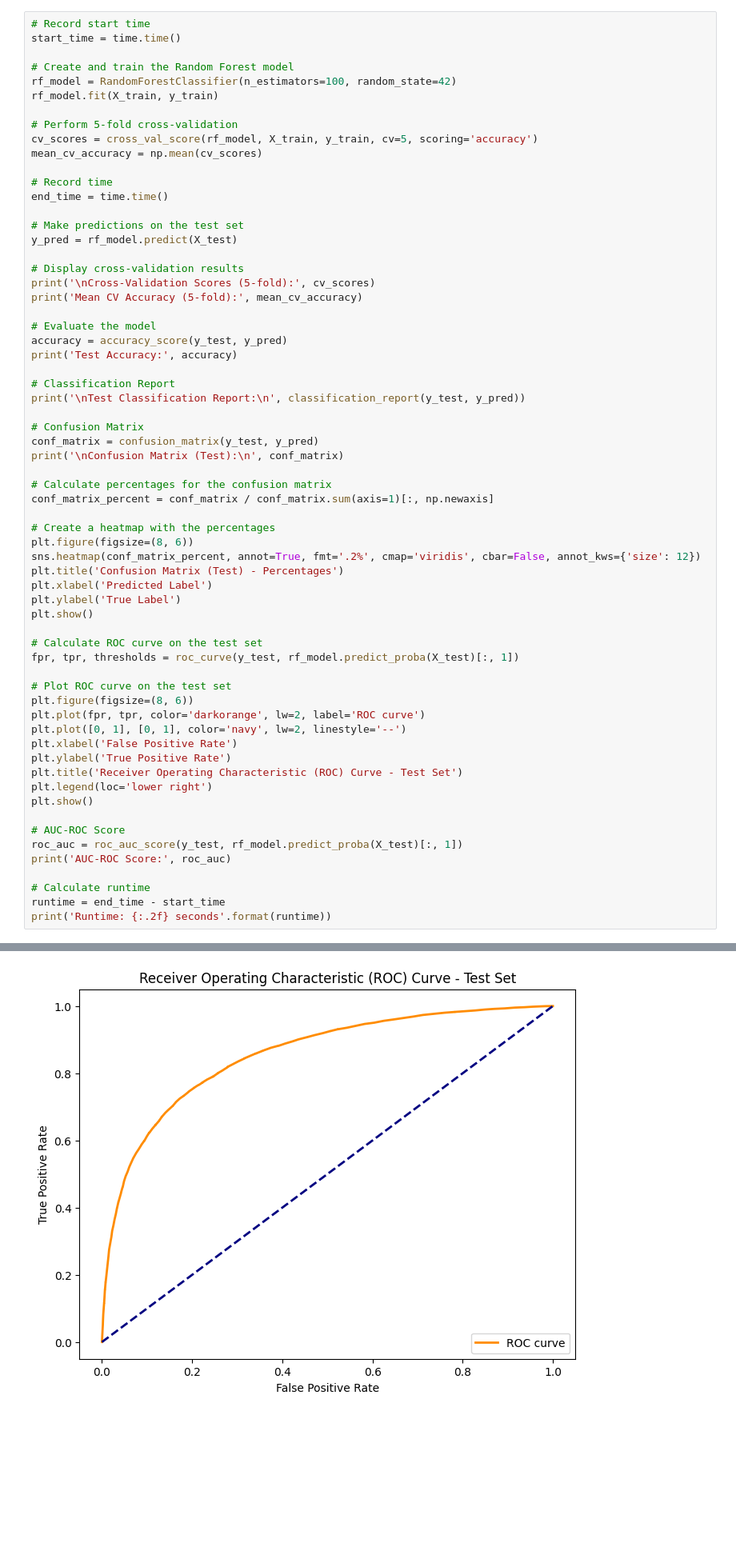
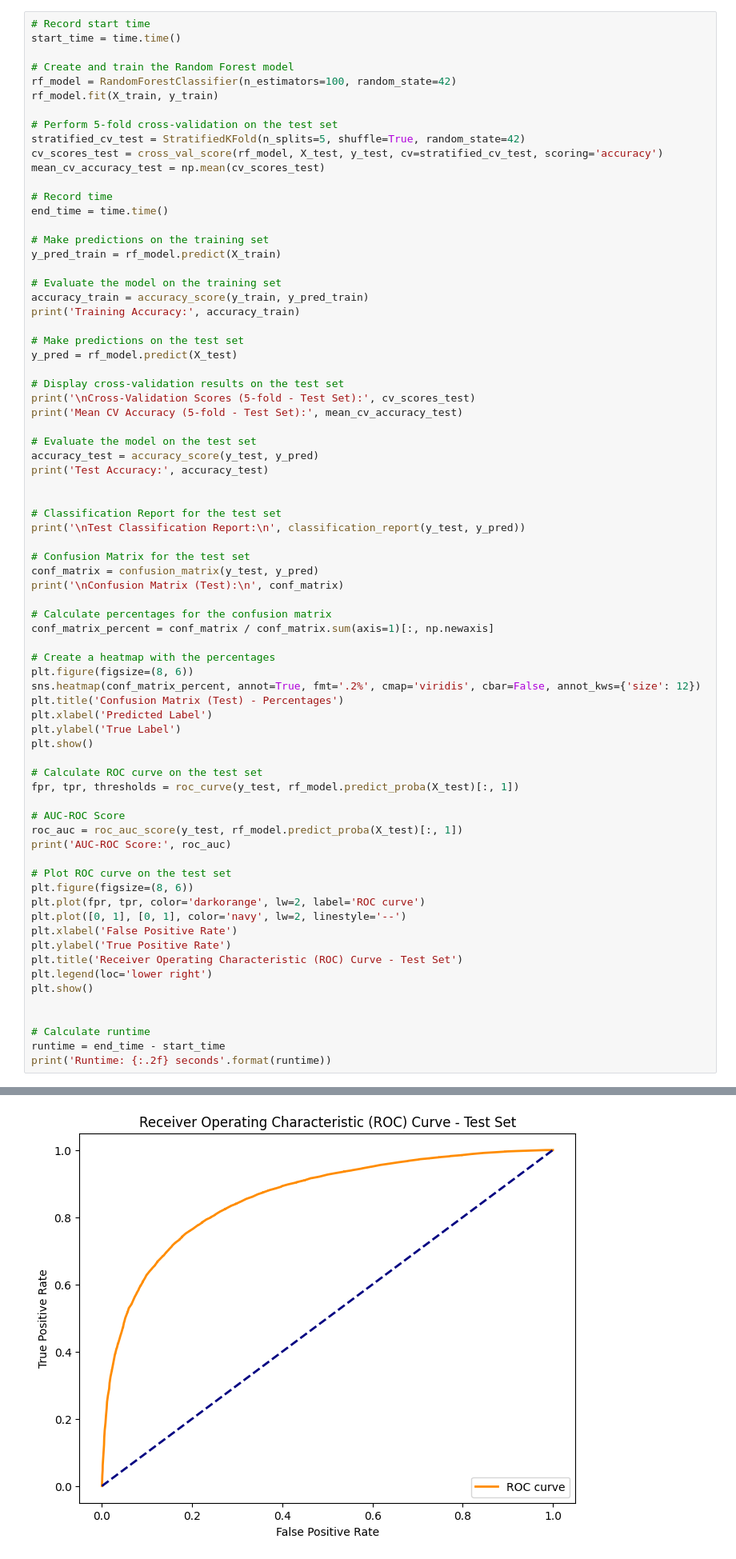
Before and after one commit to lo-klkl/BSTN_Capstone-Diab, a Jupyter notebook: Notebooks/Pt4-Modelling-Pt2.ipynb, the cells around one changed output, grey strips where cells are left out. Shown at 80% size. Saved outputs shown, nothing was run; the diff lists cells and outputs as text; blank space fills up the shorter version.

```diff
--- a/Notebooks/Pt4-Modelling-Pt2.ipynb
+++ b/Notebooks/Pt4-Modelling-Pt2.ipynb
@@ -123,28 +124,37 @@ start_time = time.time()
 rf_model = RandomForestClassifier(n_estimators=100, random_state=42)
 rf_model.fit(X_train, y_train)
 
-# Perform 5-fold cross-validation
-cv_scores = cross_val_score(rf_model, X_train, y_train, cv=5, scoring='accuracy')
-mean_cv_accuracy = np.mean(cv_scores)
+# Perform 5-fold cross-validation on the test set
+stratified_cv_test = StratifiedKFold(n_splits=5, shuffle=True, random_state=42)
+cv_scores_test = cross_val_score(rf_model, X_test, y_test, cv=stratified_cv_test, scoring='accuracy')
+mean_cv_accuracy_test = np.mean(cv_scores_test)
 
 # Record time
 end_time = time.time()
 
+# Make predictions on the training set
+y_pred_train = rf_model.predict(X_train)
+
+# Evaluate the model on the training set
+accuracy_train = accuracy_score(y_train, y_pred_train)
+print('Training Accuracy:', accuracy_train)
+
 # Make predictions on the test set
 y_pred = rf_model.predict(X_test)
 
-# Display cross-validation results
-print('\nCross-Validation Scores (5-fold):', cv_scores)
-print('Mean CV Accuracy (5-fold):', mean_cv_accuracy)
+# Display cross-validation results on the test set
+print('\nCross-Validation Scores (5-fold - Test Set):', cv_scores_test)
+print('Mean CV Accuracy (5-fold - Test Set):', mean_cv_accuracy_test)
 
-# Evaluate the model
-accuracy = accuracy_score(y_test, y_pred)
-print('Test Accuracy:', accuracy)
+# Evaluate the model on the test set
+accuracy_test = accuracy_score(y_test, y_pred)
+print('Test Accuracy:', accuracy_test)
 
-# Classification Report
+
+# Classification Report for the test set
 print('\nTest Classification Report:\n', classification_report(y_test, y_pred))
 
-# Confusion Matrix
+# Confusion Matrix for the test set
 conf_matrix = confusion_matrix(y_test, y_pred)
 print('\nConfusion Matrix (Test):\n', conf_matrix)
 
@@ -162,6 +172,10 @@ plt.show()
 # Calculate ROC curve on the test set
 fpr, tpr, thresholds = roc_curve(y_test, rf_model.predict_proba(X_test)[:, 1])
 
+# AUC-ROC Score
+roc_auc = roc_auc_score(y_test, rf_model.predict_proba(X_test)[:, 1])
+print('AUC-ROC Score:', roc_auc)
+
 # Plot ROC curve on the test set
 plt.figure(figsize=(8, 6))
 plt.plot(fpr, tpr, color='darkorange', lw=2, label='ROC curve')
@@ -172,9 +186,6 @@ plt.title('Receiver Operating Characteristic (ROC) Curve - Test Set')
 plt.legend(loc='lower right')
 plt.show()
 
-# AUC-ROC Score
-roc_auc = roc_auc_score(y_test, rf_model.predict_proba(X_test)[:, 1])
-print('AUC-ROC Score:', roc_auc)
 
 # Calculate runtime
 runtime = end_time - start_time
@@ -202 +216 @@ Confusion Matrix (Test):
-[figure, old version]
+[figure, new version]
```
Also changed, not shown: parts of 15 cells of this notebook, 4 other files.
